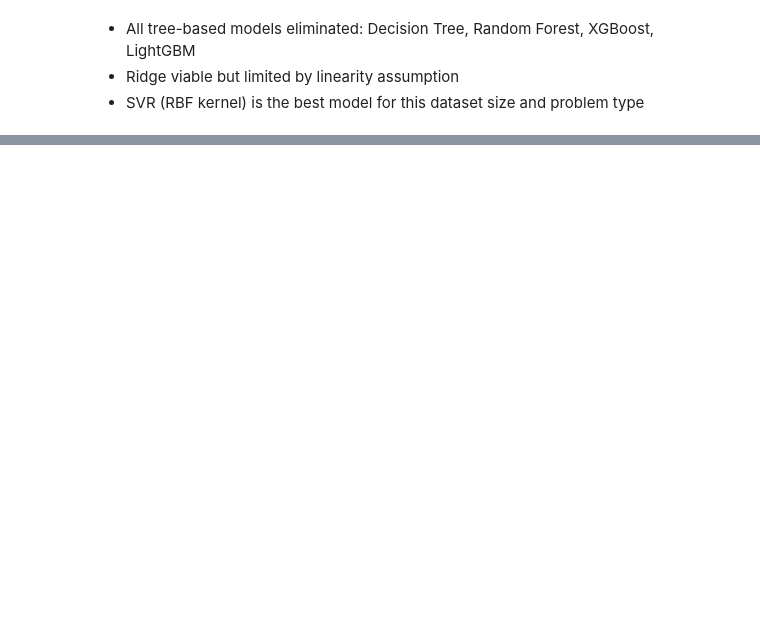
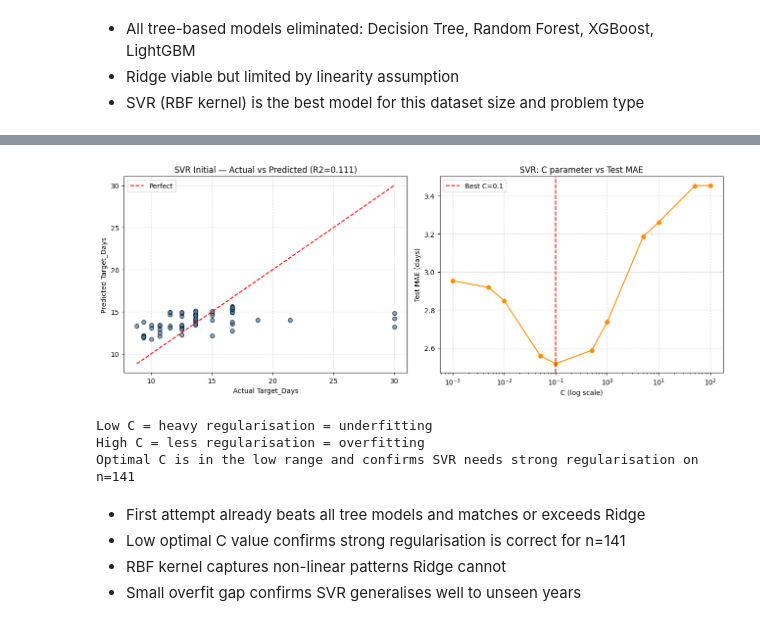
Before and after one commit to Akshatha7710/smart-tea-estate-management-system, a Jupyter notebook: model_training.ipynb, the cells around one changed output, grey strips where cells are left out. Cells and saved outputs as stored; diff of their text form; code cells hidden in the pictures; blank space fills up the shorter version.

Commit message:
SVR initial coarse grid confirms positive R2, low C optimal which will be selected for full tuning

```diff
--- a/model_training.ipynb
+++ b/model_training.ipynb
@@ -1331,0 +1446,48 @@ print("  - Literature confirms SVR performs well at n<200 for regression")
+# %%
+# Visualise: actual vs predicted
+y_pred_real = t_scaler.inverse_transform(
+    np.clip(gs_coarse.best_estimator_.predict(X_te_clip), 0, 1).reshape(-1,1)
+).ravel()
+
+fig, axes = plt.subplots(1, 2, figsize=(13, 5))
+
+# Scatter
+axes[0].scatter(y_test, y_pred_real, alpha=0.7, color='steelblue', edgecolors='k')
+axes[0].plot([y_test.min(), y_test.max()], [y_test.min(), y_test.max()], 'r--', label='Perfect')
+axes[0].set_xlabel('Actual Target_Days'); axes[0].set_ylabel('Predicted Target_Days')
+axes[0].set_title(f'SVR Initial — Actual vs Predicted (R2={r2:.3f})')
+axes[0].legend(); axes[0].grid(linestyle='--', alpha=0.5)
+
+# C parameter effect
+c_vals = [0.001, 0.005, 0.01, 0.05, 0.1, 0.5, 1, 5, 10, 50, 100]
+test_maes = []
+for c in c_vals:
+    pipe_c = build_pipe(SVR(kernel='rbf', C=c, epsilon=0.01, gamma='scale'))
+    pipe_c.fit(X_tr_clip, y_train_n)
+    m, _, _ = score(pipe_c.predict(X_te_clip), y_test)
+    test_maes.append(m)
+
+axes[1].semilogx(c_vals, test_maes, 'o-', color='darkorange')
+axes[1].axvline(gs_coarse.best_params_['mdl__C'], color='red', linestyle='--',
+                label=f"Best C={gs_coarse.best_params_['mdl__C']}")
+axes[1].set_xlabel('C (log scale)'); axes[1].set_ylabel('Test MAE (days)')
+axes[1].set_title('SVR: C parameter vs Test MAE')
+axes[1].legend(); axes[1].grid(linestyle='--', alpha=0.5)
+
+plt.tight_layout()
+plt.savefig('model_15_svr_initial.png', dpi=150)
+plt.show()
+print("Low C = heavy regularisation = underfitting")
+print("High C = less regularisation = overfitting")
+print("Optimal C is in the low range and confirms SVR needs strong regularisation on n=141")
+# %% [output]
+[figure, added]
+Low C = heavy regularisation = underfitting
+High C = less regularisation = overfitting
+Optimal C is in the low range and confirms SVR needs strong regularisation on n=141
+# %% [markdown]
+
+- First attempt already beats all tree models and matches or exceeds Ridge
+- Low optimal C value confirms strong regularisation is correct for n=141
+- RBF kernel captures non-linear patterns Ridge cannot
+- Small overfit gap confirms SVR generalises well to unseen years
```
Also changed, not shown: parts of 5 cells of this notebook.
